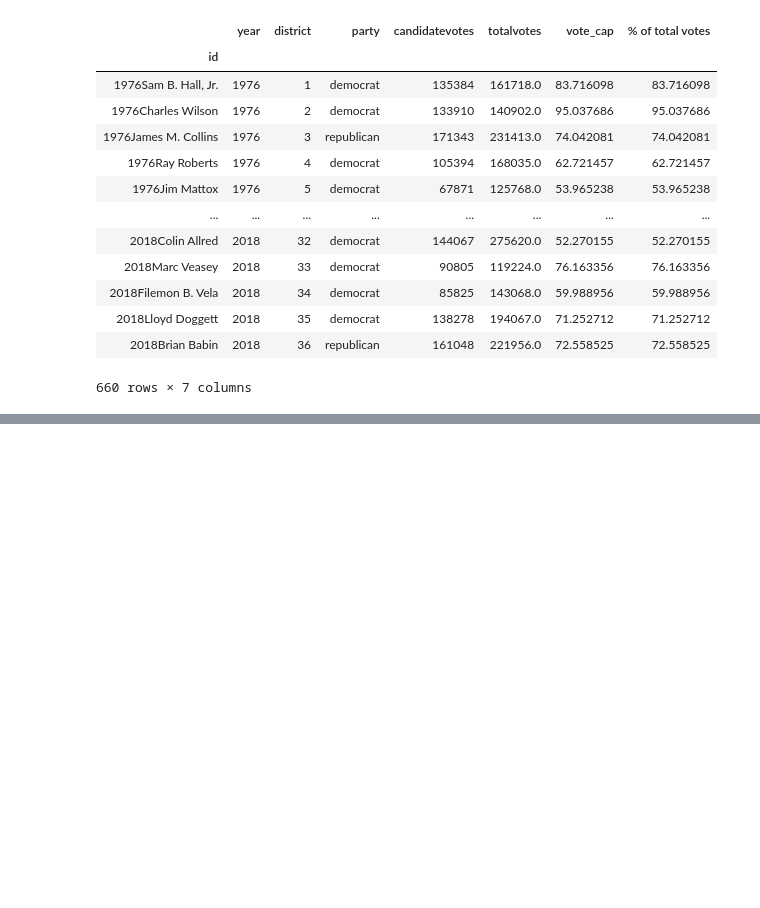
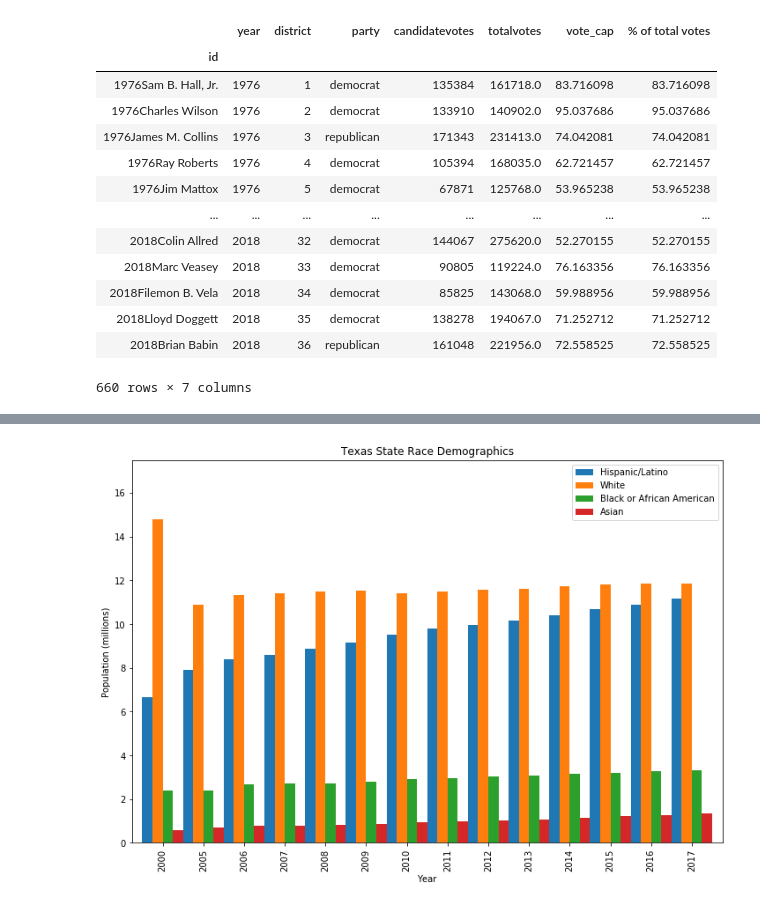
Before and after one commit to snarkers/Group-Project-1, a Jupyter notebook: Voting Data Plots.ipynb, the cells around one changed output, grey strips where cells are left out. Saved outputs shown, nothing was run; the diff lists cells and outputs as text; code cells hidden in the pictures; blank space fills up the shorter version.

```diff
--- a/Voting Data Plots.ipynb
+++ b/Voting Data Plots.ipynb
@@ -168,0 +217,35 @@ fig.tight_layout()
+# %%
+state_df = df_demo.loc[df_demo["Districts"] == "Texas"]
+state_df = state_df.set_index("Year")
+
+
+state_df = state_df.drop(["Unnamed: 0", "Districts"], axis = 1)
+# %%
+old_headers = state_df.columns.tolist()
+new_headers = ['Hispanic/Latino',
+ 'American Indian and Alaska Native ',
+ 'Asian',
+ 'Black or African American',
+ 'Native Hawaiian and Other Pacific Islander',
+ 'Some other race',
+ 'Two or more races',
+ 'Two or more races: - Two races excluding Some other race, and three or more races',
+ 'Two or more races: - with other',
+ 'White',
+ 'Total']
+
+new_headers_dict = dict(zip(old_headers, new_headers))
+
+state_df = state_df.rename(columns = new_headers_dict)
+# %%
+
+ax = state_df[["Hispanic/Latino", "White", "Black or African American", "Asian"]].plot(kind = "bar", width = 1)
+
+ax.set_ylim(0, 17500000)
+ax.set_yticks([0, 2000000, 4000000, 6000000, 8000000, 10000000, 12000000, 14000000, 16000000])
+ax.set_yticklabels([0, 2, 4, 6, 8, 10, 12, 14, 16])
+ax.set_ylabel("Population (millions)")
+ax.set_title("Texas State Race Demographics")
+plt.savefig("StateDemographics.png")
+# %% [output]
+[figure, added]
```
Also changed, not shown: parts of 18 cells of this notebook, 1 other file.
